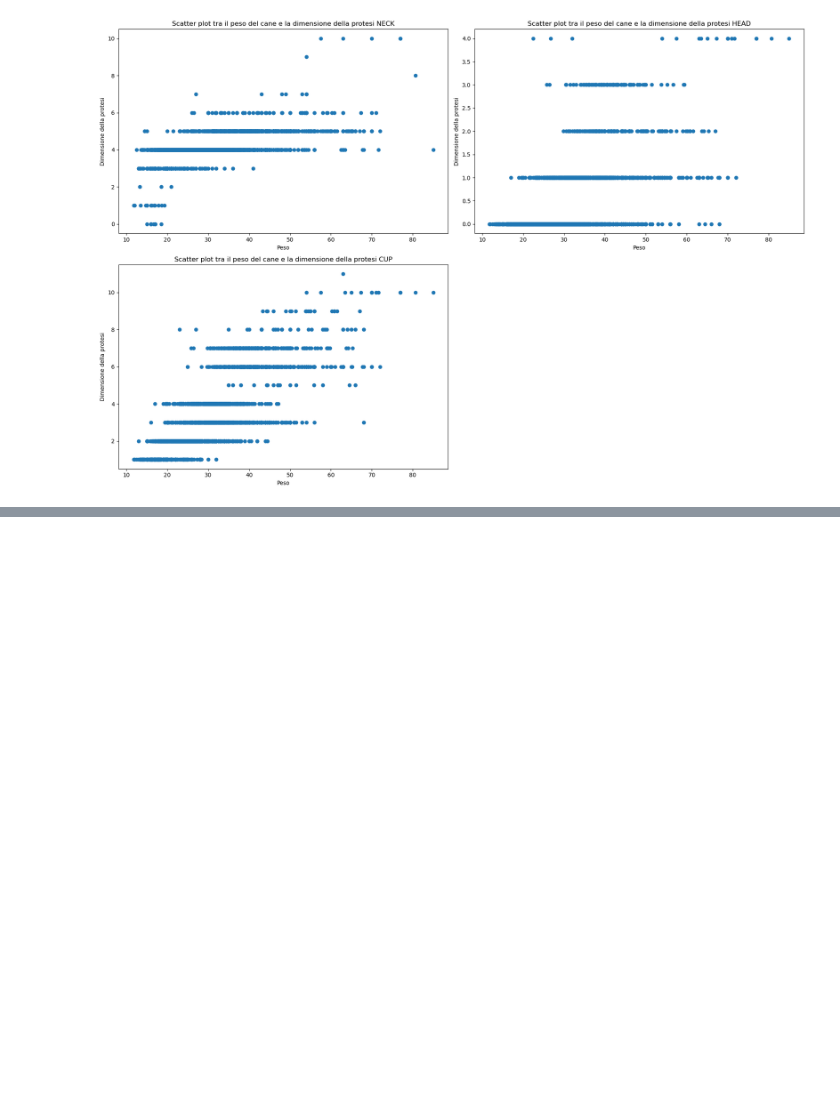
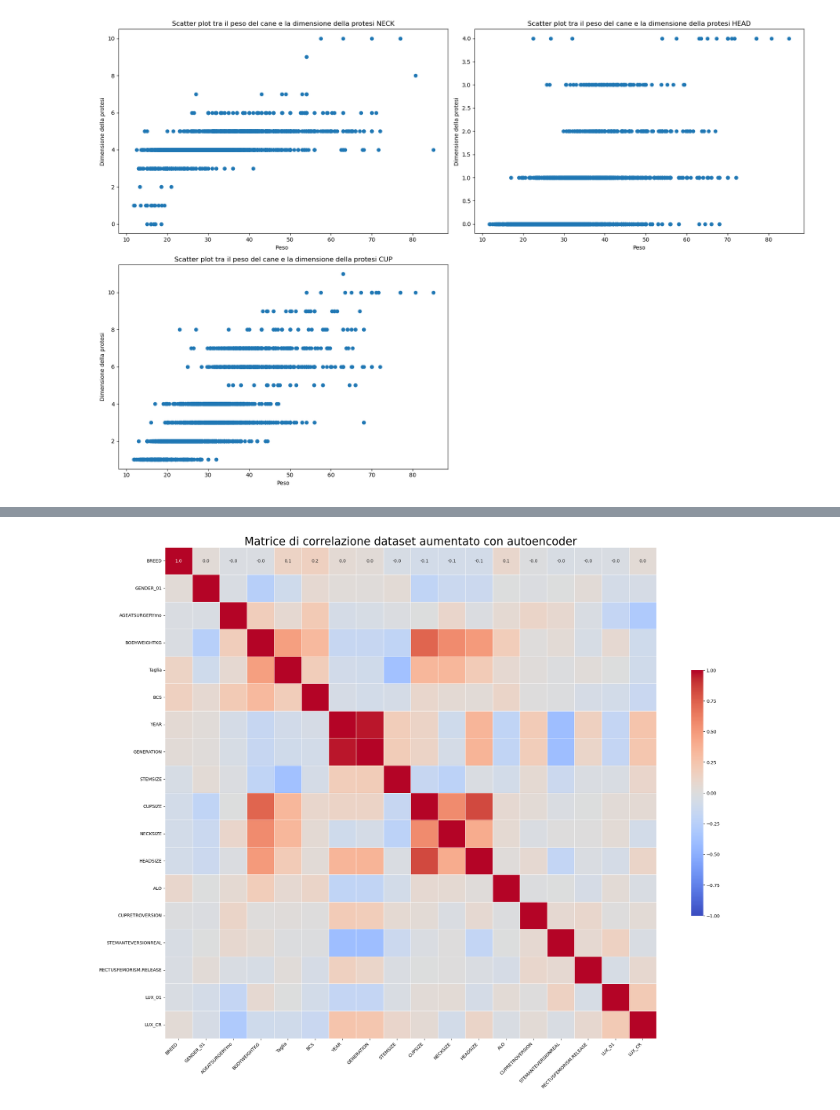
Before and after one commit to MatteoBisotti/Tirocinio, a Jupyter notebook: tirocinio/corr_matrix/corr_matrix.ipynb, the cells around one changed output, grey strips where cells are left out. Cells and saved outputs as stored; diff of their text form; code cells hidden in the pictures; blank space fills up the shorter version.

```diff
--- a/tirocinio/corr_matrix/corr_matrix.ipynb
+++ b/tirocinio/corr_matrix/corr_matrix.ipynb
@@ -16,11 +16,11 @@ To enable the following instructions: AVX2 AVX_VNNI FMA, in other operations, re
 # %%
 dataset = pd.read_csv("../csv/dataset_original.csv")
 dataset_SMOTENC = pd.read_csv("../csv/dataset_SMOTENC.csv")
-dataset_encoder = pd.read_csv("../csv/dataset_encoder.csv")
+dataset_autoencoder = pd.read_csv("../csv/dataset_original_autoencoder.csv")
 
 dataset = func.drop_cols(dataset)
 dataset_SMOTENC = func.drop_cols(dataset_SMOTENC)
-dataset_encoder = func.drop_cols(dataset_encoder)
+dataset_autoencoder = dataset_autoencoder.drop(['Unnamed: 0', 'mse'], axis=1)
 # %%
 import matplotlib.pyplot as plt
 # %%
@@ -201,0 +181,3 @@ func.display_corr_matrix(dataset_encoder)
+# %%
+func.display_corr_matrix(dataset_autoencoder, "Matrice di correlazione dataset aumentato con autoencoder")
+# %% [output]
@@ -201,0 +201 @@ func.display_corr_matrix(dataset_encoder)
+[figure, added]
```
Also changed, not shown: parts of 5 cells of this notebook, 2 other files.
